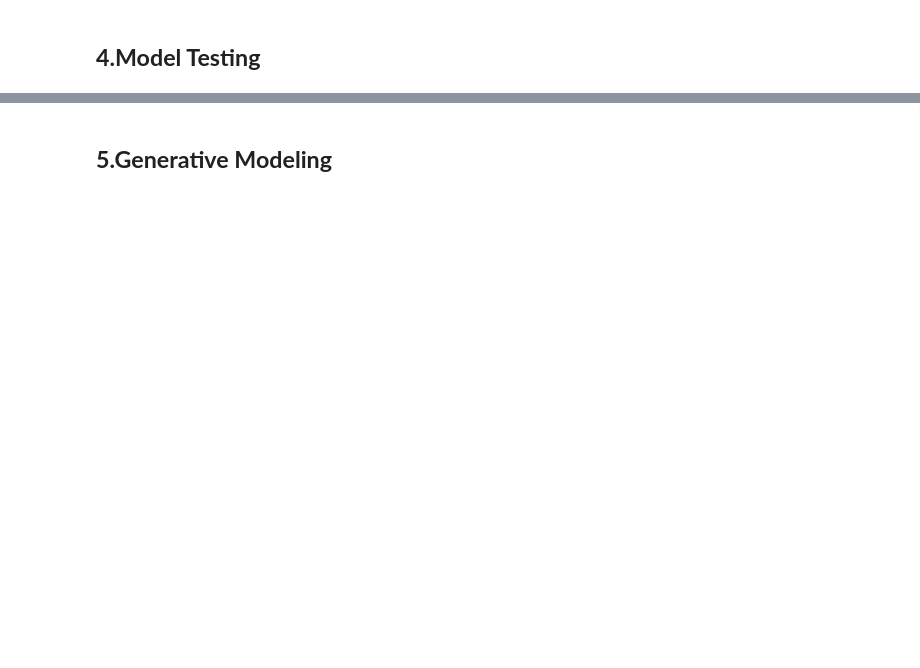
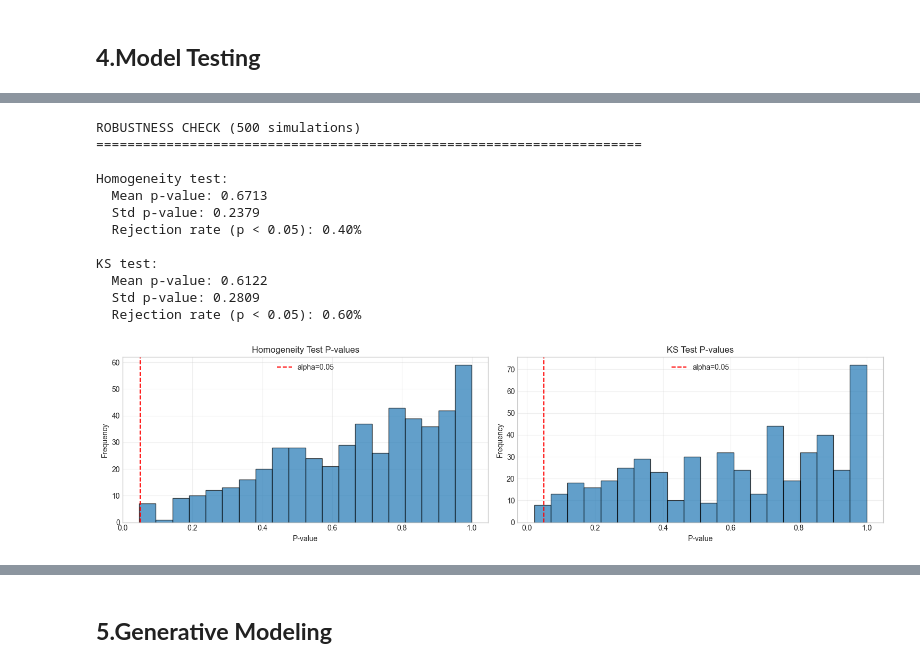
Before and after one commit to QLL-CCDD/SI140A-proj, a Jupyter notebook: tex/red_envelop.ipynb, the cells around one changed output, grey strips where cells are left out. Saved outputs shown, nothing was run; the diff lists cells and outputs as text; code cells hidden in the pictures; blank space fills up the shorter version.

```diff
--- a/tex/red_envelop.ipynb
+++ b/tex/red_envelop.ipynb
@@ -502,0 +1155,66 @@ We can conclude that the order in which people grab red envelopes on WeChat foll
+# %%
+# ---Multiple Rounds ensure reliability---
+def multiple_simulation(y_real, n_simulations=100):
+    print(f"ROBUSTNESS CHECK ({n_simulations} simulations)")
+    print("=" * 70)
+
+    homogeneity_p_values = []
+    ks_p_values = []
+
+    bin_edges, _ = determine_optimal_bins(y_real, min_expected=5)
+
+    for i in range(n_simulations):
+        y_synth_i = generate_synthetic_data(len(y_real), seed=632 + i)
+
+        chi2_homog_stat, chi2_homog_p, _, _, _ = chi_square_homogeneity_test(y_real, y_synth_i, bin_edges)
+        homogeneity_p_values.append(chi2_homog_p)
+        ks_stat, ks_p = ks_2samp(y_real, y_synth_i)
+        ks_p_values.append(ks_p)
+
+    print(f"\nHomogeneity test:")
+    print(f"  Mean p-value: {np.mean(homogeneity_p_values):.4f}")
+    print(f"  Std p-value: {np.std(homogeneity_p_values):.4f}")
+    print(f"  Rejection rate (p < 0.05): {np.mean(np.array(homogeneity_p_values) < 0.05):.2%}")
+
+    print(f"\nKS test:")
+    print(f"  Mean p-value: {np.mean(ks_p_values):.4f}")
+    print(f"  Std p-value: {np.std(ks_p_values):.4f}")
+    print(f"  Rejection rate (p < 0.05): {np.mean(np.array(ks_p_values) < 0.05):.2%}")
+
+    # Plot distribution of p-values
+    fig, axes = plt.subplots(1, 2, figsize=(15, 4))
+
+    axes[0].hist(homogeneity_p_values, bins=20, edgecolor='black', alpha=0.7)
+    axes[0].axvline(0.05, color='red', linestyle='--', label='alpha=0.05')
+    axes[0].set_xlabel('P-value')
+    axes[0].set_ylabel('Frequency')
+    axes[0].set_title('Homogeneity Test P-values')
+    axes[0].legend()
+    axes[0].grid(True, alpha=0.3)
+
+    axes[1].hist(ks_p_values, bins=20, edgecolor='black', alpha=0.7)
+    axes[1].axvline(0.05, color='red', linestyle='--', label='alpha=0.05')
+    axes[1].set_xlabel('P-value')
+    axes[1].set_ylabel('Frequency')
+    axes[1].set_title('KS Test P-values')
+    axes[1].legend()
+    axes[1].grid(True, alpha=0.3)
+
+    plt.tight_layout()
+    plt.show()
+
+multiple_simulation(y_real, n_simulations=500)
+# %% [output]
+ROBUSTNESS CHECK (500 simulations)
+======================================================================
+
+Homogeneity test:
+  Mean p-value: 0.6713
+  Std p-value: 0.2379
+  Rejection rate (p < 0.05): 0.40%
+
+KS test:
+  Mean p-value: 0.6122
+  Std p-value: 0.2809
+  Rejection rate (p < 0.05): 0.60%
+[figure, added]
```
Also changed, not shown: parts of 55 cells of this notebook, 1 other file.
